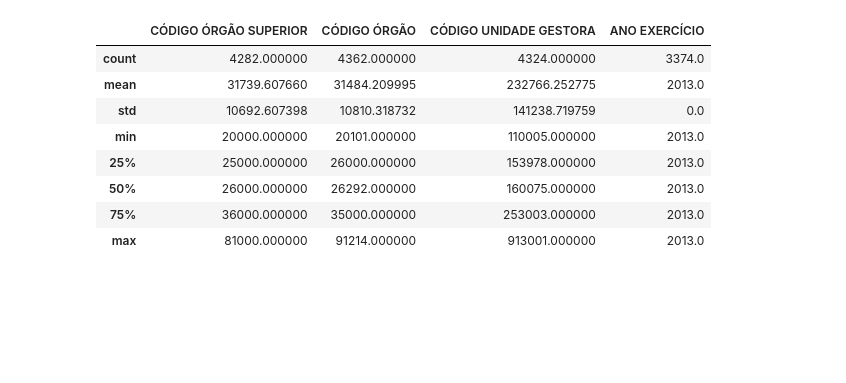
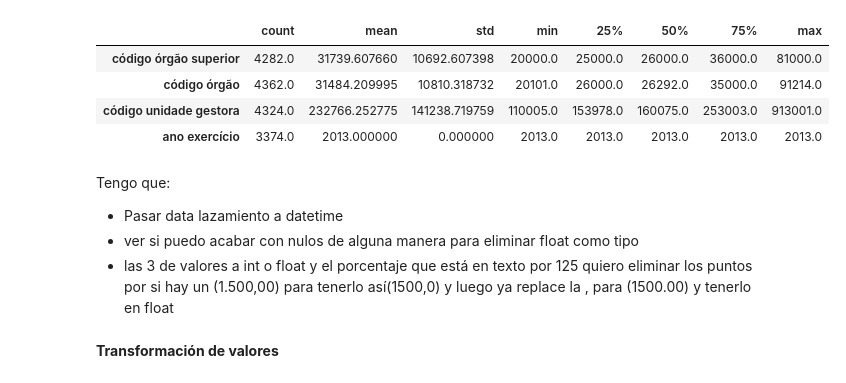
Before and after one commit to jgilsu11/Proyecto2-EDA-Ingresos-Brasil, a Jupyter notebook: EDAs indv.ipynb, the cells around one changed output. Drawn from its saved outputs; the diff is of its cells as text; code cells hidden in the pictures; blank space fills up the shorter version.

```diff
--- a/EDAs indv.ipynb
+++ b/EDAs indv.ipynb
@@ -21,3 +22,6 @@ pd.set_option("display.max_columns", None)
 df_21= pd.read_csv("datos/datos-2021.csv", sep= ";")
 pd.set_option("display.max_columns", None)
 #Falta abrir el diccionario de datos
+# %%
+df_dicc= pd.read_csv("datos/diccionario_datos.csv", sep= ";;", encoding= "latin-1")
+pd.set_option("display.max_columns", None)
@@ -23,0 +48,10 @@ pd.set_option("display.max_columns", None)
+# %%
+df_13.columns = [name.lower().strip() for name in df_13.columns]
+df_14.columns = [name.lower().strip() for name in df_14.columns]
+df_15.columns = [name.lower().strip() for name in df_15.columns]
+df_16.columns = [name.lower().strip() for name in df_16.columns]
+df_17.columns = [name.lower().strip() for name in df_17.columns]
+df_18.columns = [name.lower().strip() for name in df_18.columns]
+df_19.columns = [name.lower().strip() for name in df_19.columns]
+df_20.columns = [name.lower().strip() for name in df_20.columns]
+df_21.columns = [name.lower().strip() for name in df_21.columns]
@@ -44,12 +183,16 @@ memory usage: 562.4+ KB
 # %%
-df_13.describe()
+df_13.describe().T
 # %% [output]
-|  | CÓDIGO ÓRGÃO SUPERIOR | CÓDIGO ÓRGÃO | CÓDIGO UNIDADE GESTORA | ANO EXERCÍCIO |
-| count | 4282.000000 | 4362.000000 | 4324.000000 | 3374.0 |
-| mean | 31739.607660 | 31484.209995 | 232766.252775 | 2013.0 |
-| std | 10692.607398 | 10810.318732 | 141238.719759 | 0.0 |
-| min | 20000.000000 | 20101.000000 | 110005.000000 | 2013.0 |
-| 25% | 25000.000000 | 26000.000000 | 153978.000000 | 2013.0 |
-| 50% | 26000.000000 | 26292.000000 | 160075.000000 | 2013.0 |
-| 75% | 36000.000000 | 35000.000000 | 253003.000000 | 2013.0 |
-| max | 81000.000000 | 91214.000000 | 913001.000000 | 2013.0 |
+|  | count | mean | std | min | 25% | 50% | 75% | max |
+| código órgão superior | 4282.0 | 31739.607660 | 10692.607398 | 20000.0 | 25000.0 | 26000.0 | 36000.0 | 81000.0 |
+| código órgão | 4362.0 | 31484.209995 | 10810.318732 | 20101.0 | 26000.0 | 26292.0 | 35000.0 | 91214.0 |
+| código unidade gestora | 4324.0 | 232766.252775 | 141238.719759 | 110005.0 | 153978.0 | 160075.0 | 253003.0 | 913001.0 |
+| ano exercício | 3374.0 | 2013.000000 | 0.000000 | 2013.0 | 2013.0 | 2013.0 | 2013.0 | 2013.0 |
+# %% [markdown]
+Tengo que:
+
+  - Pasar data lazamiento a datetime
+  - ver si puedo acabar con nulos de alguna manera para eliminar float como tipo
+  - las 3 de valores a int o float y el porcentaje que está en texto por 125 quiero eliminar los puntos por si hay un (1.500,00) para tenerlo así(1500,0) y luego ya replace la , para (1500.00) y tenerlo en float
+# %% [markdown]
+**Transformación de valores**
```
Also changed, not shown: parts of 36 cells of this notebook.
